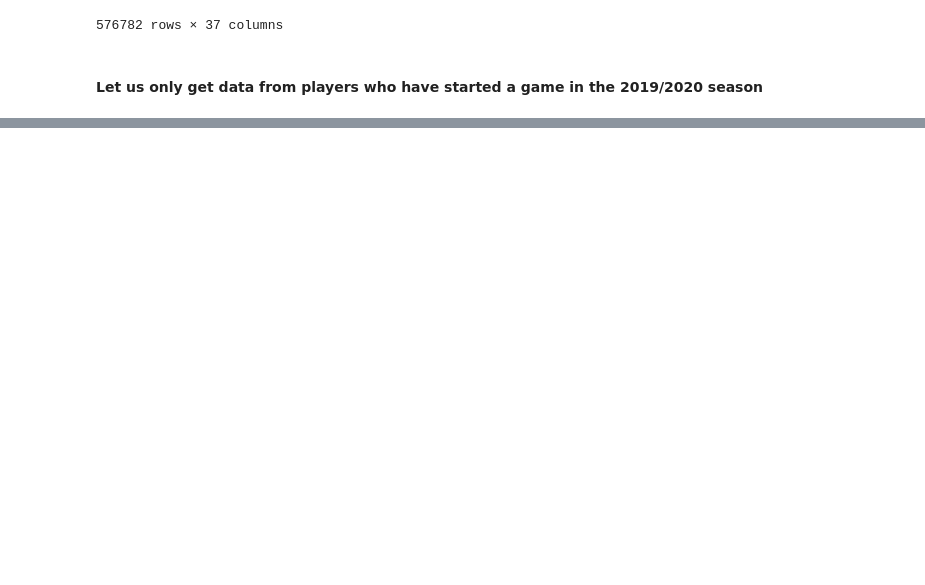
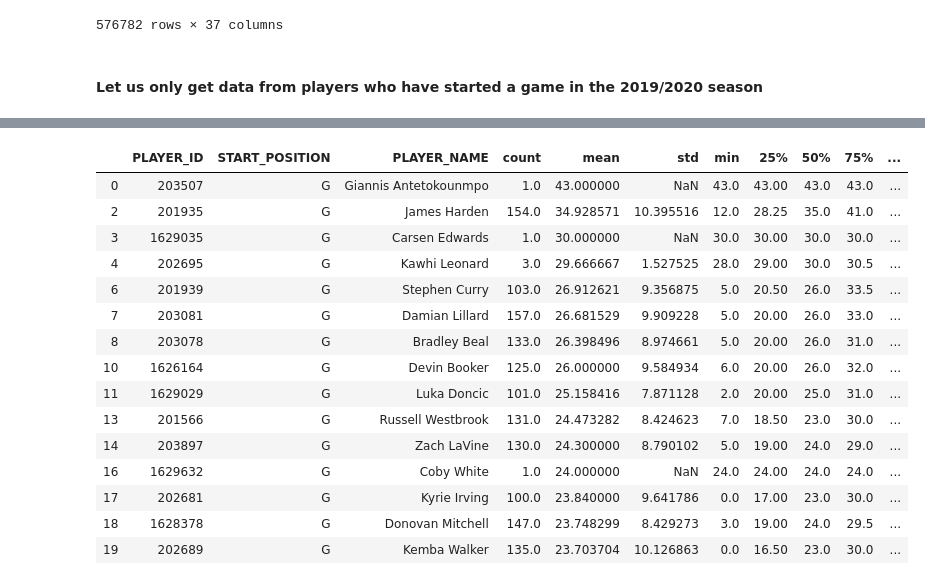
Before and after one commit to thabanenm/Capstone-Project-2, a Jupyter notebook: Capstone Project 2 - Data Storytelling.ipynb, the cells around one changed output, grey strips where cells are left out. Saved outputs shown, nothing was run; the diff lists cells and outputs as text; code cells hidden in the pictures; blank space fills up the shorter version.

```diff
--- a/Capstone Project 2 - Data Storytelling.ipynb
+++ b/Capstone Project 2 - Data Storytelling.ipynb
@@ -124,0 +124,14 @@ final_desc
+# %%
+Season2019 = Started_2019[Started_2019['SEASON'] == 2019]
+Season2018 = Started_2019[Started_2019['SEASON'] == 2018]
+Last2Season = Season2019.append(Season2018)
+Last2Season.drop_duplicates(inplace = True)
+# %%
+desc2 = Last2Season['PTS'].groupby([Last2Season['PLAYER_ID'], Last2Season['START_POSITION']]).describe()
+descplayer = pd.DataFrame(desc2)
+ID = pd.DataFrame(descplayer.droplevel('START_POSITION').index)
+POS = pd.DataFrame(descplayer.droplevel('PLAYER_ID').index)
+descplayer = descplayer.reset_index(drop= True)
+final_descplayer = pd.concat([ID, POS ,descplayer], axis=1, sort=False)
+final_descplayer.sort_values(by=['mean'],inplace=True,ascending=False)
+final_descplayer
@@ -124,0 +152,6 @@ final_desc
+# %%
+unique_players = players.drop(columns=['TEAM_ID', 'SEASON'])
+unique_players.drop_duplicates(inplace = True)
+final_descplayer_name = pd.merge(final_descplayer, unique_players, on='PLAYER_ID')
+final_descplayer_name = final_descplayer_name[['PLAYER_ID','START_POSITION','PLAYER_NAME','count','mean','std','min','25%','50%','75%','max']]
+final_descplayer_name.sort_values(by=['START_POSITION','mean'],inplace=True,ascending=False)
@@ -124,0 +172,19 @@ final_desc
+# %%
+final_descplayer_name[final_descplayer_name['START_POSITION'] == 'G'].head(15)
+# %% [output]
+|  | PLAYER_ID | START_POSITION | PLAYER_NAME | count | mean | std | min | 25% | 50% | 75% | ... |
+| 0 | 203507 | G | Giannis Antetokounmpo | 1.0 | 43.000000 | NaN | 43.0 | 43.00 | 43.0 | 43.0 | ... |
+| 2 | 201935 | G | James Harden | 154.0 | 34.928571 | 10.395516 | 12.0 | 28.25 | 35.0 | 41.0 | ... |
+| 3 | 1629035 | G | Carsen Edwards | 1.0 | 30.000000 | NaN | 30.0 | 30.00 | 30.0 | 30.0 | ... |
+| 4 | 202695 | G | Kawhi Leonard | 3.0 | 29.666667 | 1.527525 | 28.0 | 29.00 | 30.0 | 30.5 | ... |
+| 6 | 201939 | G | Stephen Curry | 103.0 | 26.912621 | 9.356875 | 5.0 | 20.50 | 26.0 | 33.5 | ... |
+| 7 | 203081 | G | Damian Lillard | 157.0 | 26.681529 | 9.909228 | 5.0 | 20.00 | 26.0 | 33.0 | ... |
+| 8 | 203078 | G | Bradley Beal | 133.0 | 26.398496 | 8.974661 | 5.0 | 20.00 | 26.0 | 31.0 | ... |
+| 10 | 1626164 | G | Devin Booker | 125.0 | 26.000000 | 9.584934 | 6.0 | 20.00 | 26.0 | 32.0 | ... |
+| 11 | 1629029 | G | Luka Doncic | 101.0 | 25.158416 | 7.871128 | 2.0 | 20.00 | 25.0 | 31.0 | ... |
+| 13 | 201566 | G | Russell Westbrook | 131.0 | 24.473282 | 8.424623 | 7.0 | 18.50 | 23.0 | 30.0 | ... |
+| 14 | 203897 | G | Zach LaVine | 130.0 | 24.300000 | 8.790102 | 5.0 | 19.00 | 24.0 | 29.0 | ... |
+| 16 | 1629632 | G | Coby White | 1.0 | 24.000000 | NaN | 24.0 | 24.00 | 24.0 | 24.0 | ... |
+| 17 | 202681 | G | Kyrie Irving | 100.0 | 23.840000 | 9.641786 | 0.0 | 17.00 | 23.0 | 30.0 | ... |
+| 18 | 1628378 | G | Donovan Mitchell | 147.0 | 23.748299 | 8.429273 | 3.0 | 19.00 | 24.0 | 29.5 | ... |
+| 19 | 202689 | G | Kemba Walker | 135.0 | 23.703704 | 10.126863 | 0.0 | 16.50 | 23.0 | 30.0 | ... |
```
Also changed, not shown: parts of 7 cells of this notebook, 1 other file.
